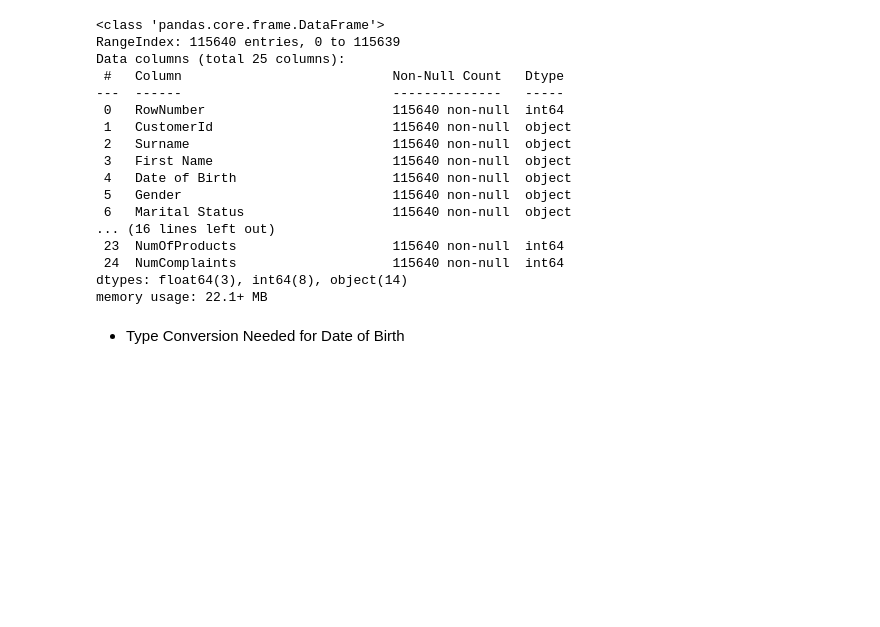
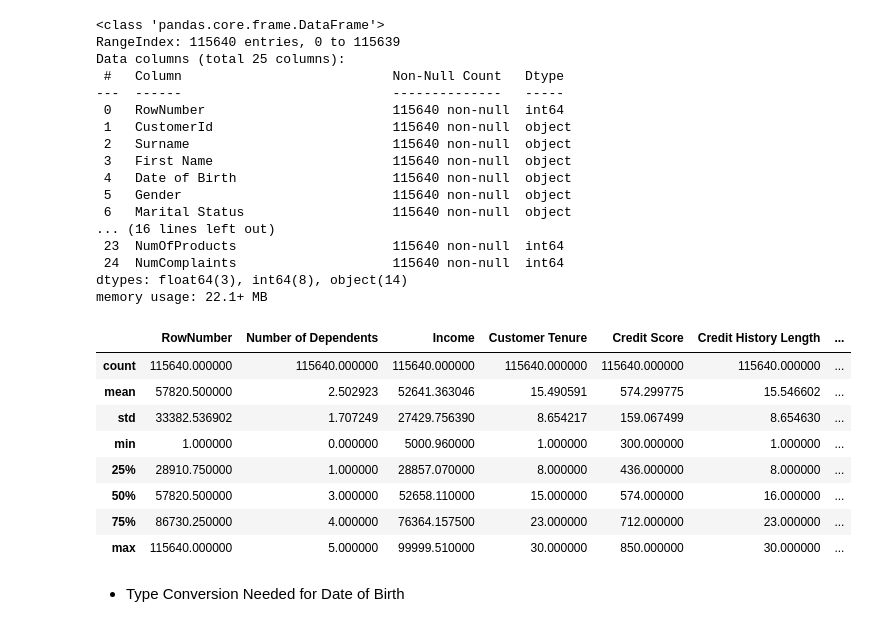
Before and after one commit to CHZ-01/Bank_Churn_Predicition, a Jupyter notebook: Bank_Churn_ML.ipynb, the cells around one changed output. Cells and saved outputs as stored; diff of their text form; code cells hidden in the pictures; blank space fills up the shorter version.

```diff
--- a/Bank_Churn_ML.ipynb
+++ b/Bank_Churn_ML.ipynb
@@ -61,6 +62,18 @@ Data columns (total 25 columns):
  24  NumComplaints                    115640 non-null  int64
 dtypes: float64(3), int64(8), object(14)
 memory usage: 22.1+ MB
+# %%
+df.describe()
+# %% [output]
+|  | RowNumber | Number of Dependents | Income | Customer Tenure | Credit Score | Credit History Length | ... |
+| count | 115640.000000 | 115640.000000 | 115640.000000 | 115640.000000 | 115640.000000 | 115640.000000 | ... |
+| mean | 57820.500000 | 2.502923 | 52641.363046 | 15.490591 | 574.299775 | 15.546602 | ... |
+| std | 33382.536902 | 1.707249 | 27429.756390 | 8.654217 | 159.067499 | 8.654630 | ... |
+| min | 1.000000 | 0.000000 | 5000.960000 | 1.000000 | 300.000000 | 1.000000 | ... |
+| 25% | 28910.750000 | 1.000000 | 28857.070000 | 8.000000 | 436.000000 | 8.000000 | ... |
+| 50% | 57820.500000 | 3.000000 | 52658.110000 | 15.000000 | 574.000000 | 16.000000 | ... |
+| 75% | 86730.250000 | 4.000000 | 76364.157500 | 23.000000 | 712.000000 | 23.000000 | ... |
+| max | 115640.000000 | 5.000000 | 99999.510000 | 30.000000 | 850.000000 | 30.000000 | ... |
 # %% [markdown]
 * Type Conversion Needed for Date of Birth
 # %%
```
Also changed, not shown: parts of 35 cells of this notebook, 5 other files.
